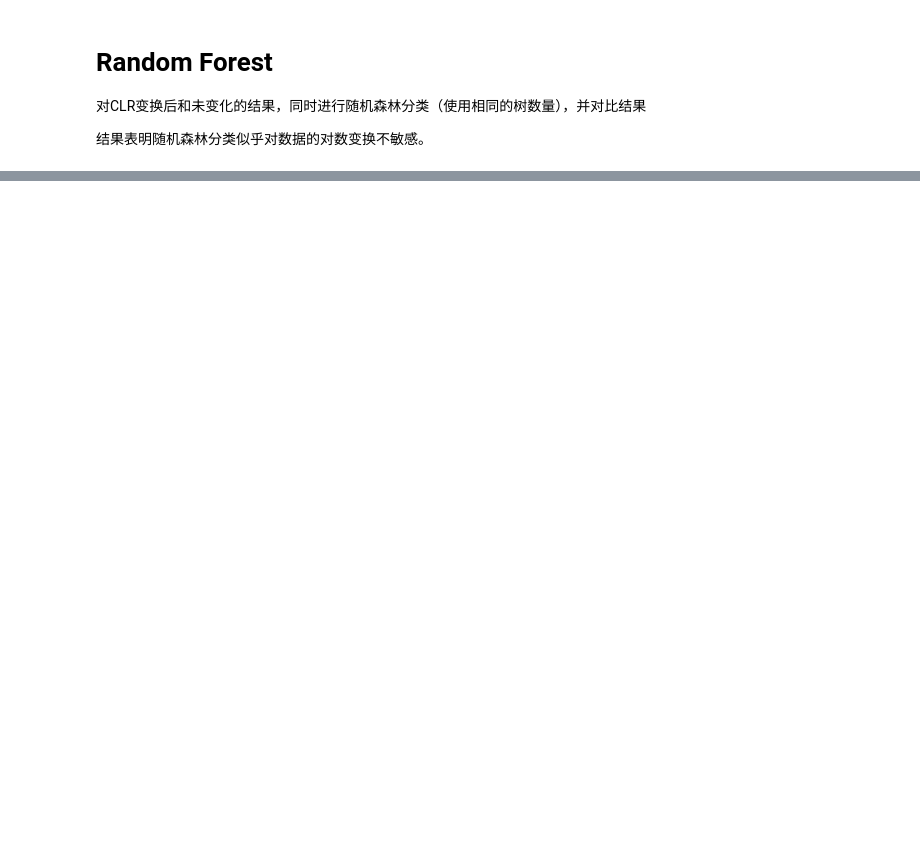
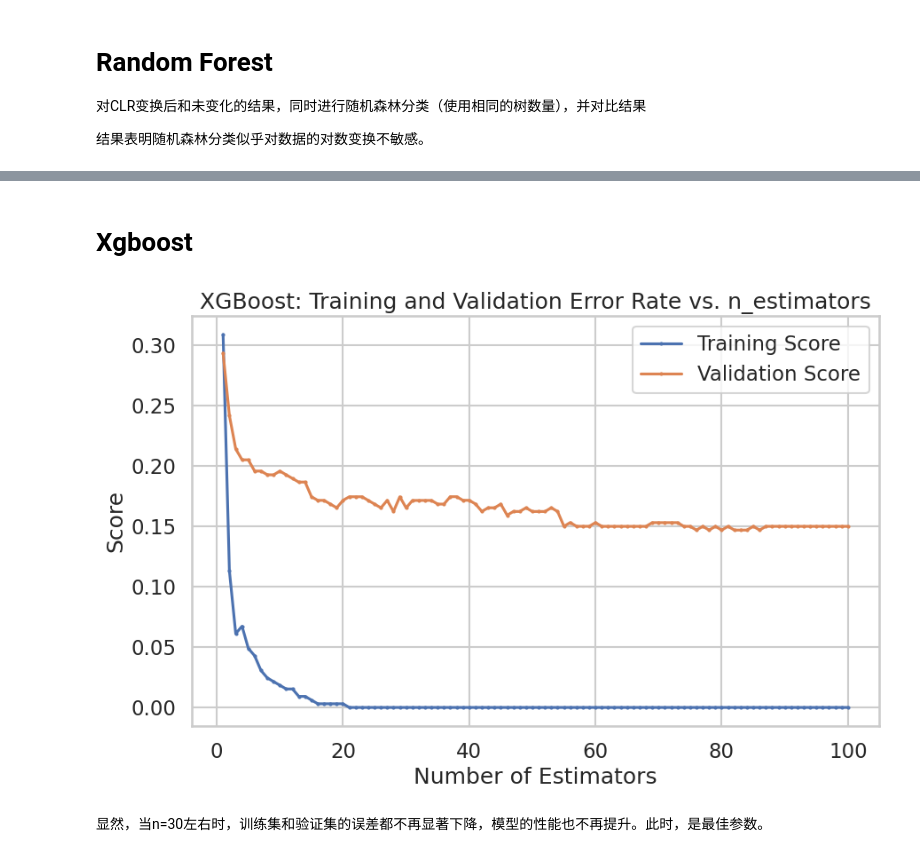
Before and after one commit to hx101700/data-science-project, a Jupyter notebook: code/process.ipynb, the cells around one changed output, grey strips where cells are left out. Saved outputs shown, nothing was run; the diff lists cells and outputs as text; code cells hidden in the pictures; blank space fills up the shorter version.

```diff
--- a/code/process.ipynb
+++ b/code/process.ipynb
@@ -273,0 +402,44 @@ weighted avg       0.91      0.91      0.91        89
+# %% [markdown]
+# Xgboost
+# %%
+from xgboost import XGBClassifier
+from sklearn.model_selection import train_test_split
+from sklearn.metrics import classification_report
+from sklearn.preprocessing import LabelEncoder
+
+n_estimators_range = range(1, 101, 1)
+train_scores = []
+val_scores = []
+
+X = df_finial.drop(['Label', 'Deposit'], axis=1)
+y = df_finial['Label']
+label_encoder = LabelEncoder()
+y_encoded = label_encoder.fit_transform(y)
+X_train, X_test, y_train, y_test = train_test_split(X, y_encoded, test_size=0.2, random_state=0)
+
+for n in n_estimators_range:
+    model = XGBClassifier(eval_metric='mlogloss', random_state=0, n_estimators=n)
+    model.fit(X_train, y_train)
+
+    # 训练集评分
+    train_score = model.score(X_train, y_train)
+    train_scores.append(1 - train_score)
+
+    # 验证评分（使用交叉验证）
+    cv_score = cross_val_score(model, X_train, y_train, cv=5).mean()
+    val_scores.append(1 - cv_score)
+
+# 绘制结果
+plt.figure(figsize=(10,6))
+plt.plot(n_estimators_range, train_scores, label='Training Score', marker='o', markersize=2)
+plt.plot(n_estimators_range, val_scores, label='Validation Score', marker='o', markersize=2)
+plt.xlabel('Number of Estimators')
+plt.ylabel('Score')
+plt.title('XGBoost: Training and Validation Error Rate vs. n_estimators')
+plt.legend()
+plt.grid(True)
+plt.show()
+# %% [output]
+[figure, added]
+# %% [markdown]
+显然，当n=30左右时，训练集和验证集的误差都不再显著下降，模型的性能也不再提升。此时，是最佳参数。
```
Also changed, not shown: parts of 15 cells of this notebook, 5 other files.
